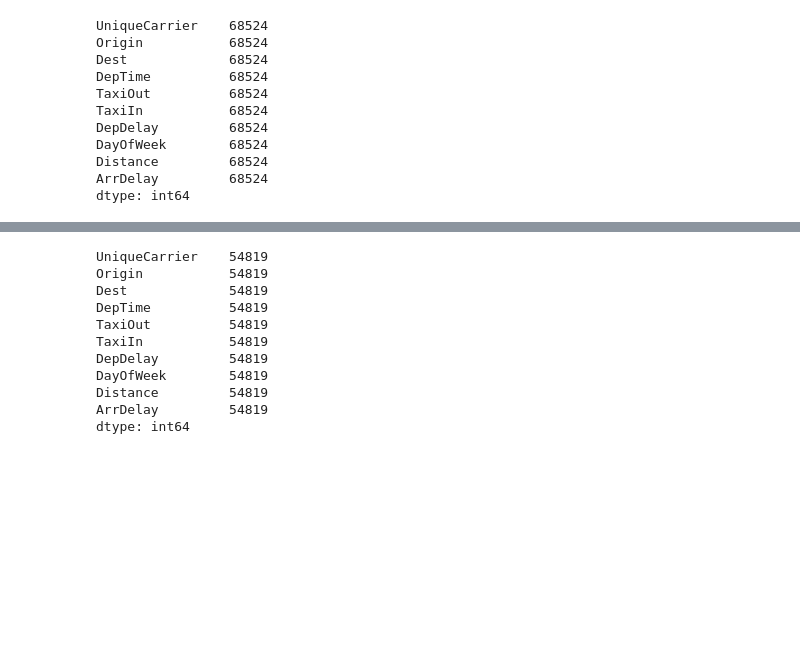
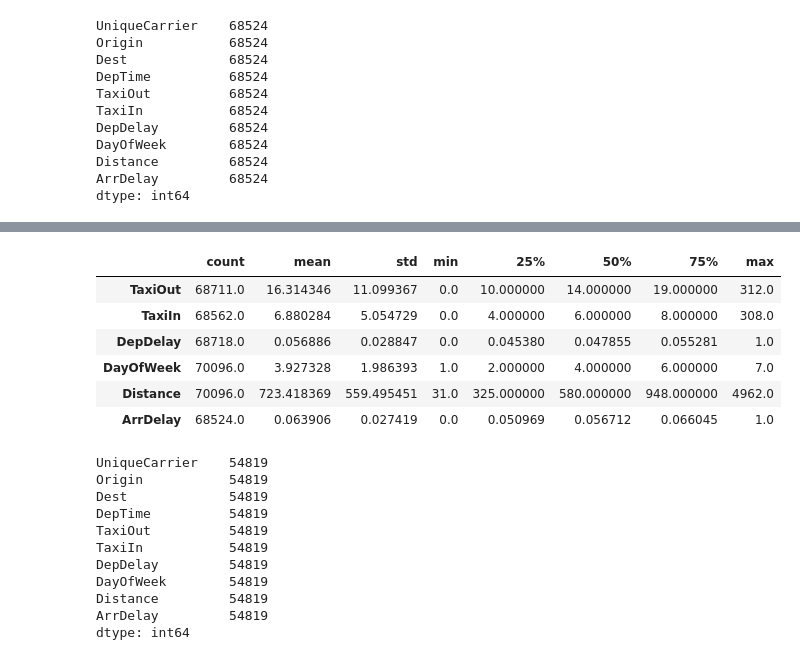
Before and after one commit to aekanun2020/Data-Analytics-using-Python, a Jupyter notebook: 26OCT2023_of_from_Solution_Homework_to_Regression_scaled9Feature_and_scaledLabel.ipynb, the cells around one changed output, grey strips where cells are left out. Drawn from its saved outputs; the diff is of its cells as text; code cells hidden in the pictures; blank space fills up the shorter version.

```diff
--- a/26OCT2023_of_from_Solution_Homework_to_Regression_scaled9Feature_and_scaledLabel.ipynb
+++ b/26OCT2023_of_from_Solution_Homework_to_Regression_scaled9Feature_and_scaledLabel.ipynb
@@ -243,3 +230,13 @@ features_pd.head(20)
+# %%
+features_pd.describe().transpose()
+# %% [output]
+|  | count | mean | std | min | 25% | 50% | 75% | max |
+| TaxiOut | 68711.0 | 16.314346 | 11.099367 | 0.0 | 10.000000 | 14.000000 | 19.000000 | 312.0 |
+| TaxiIn | 68562.0 | 6.880284 | 5.054729 | 0.0 | 4.000000 | 6.000000 | 8.000000 | 308.0 |
+| DepDelay | 68718.0 | 0.056886 | 0.028847 | 0.0 | 0.045380 | 0.047855 | 0.055281 | 1.0 |
+| DayOfWeek | 70096.0 | 3.927328 | 1.986393 | 1.0 | 2.000000 | 4.000000 | 6.000000 | 7.0 |
+| Distance | 70096.0 | 723.418369 | 559.495451 | 31.0 | 325.000000 | 580.000000 | 948.000000 | 4962.0 |
+| ArrDelay | 68524.0 | 0.063906 | 0.027419 | 0.0 | 0.050969 | 0.056712 | 0.066045 | 1.0 |
 # %%
 import pandas as pd
 from seaborn import load_dataset
```
Also changed, not shown: parts of 14 cells of this notebook.
